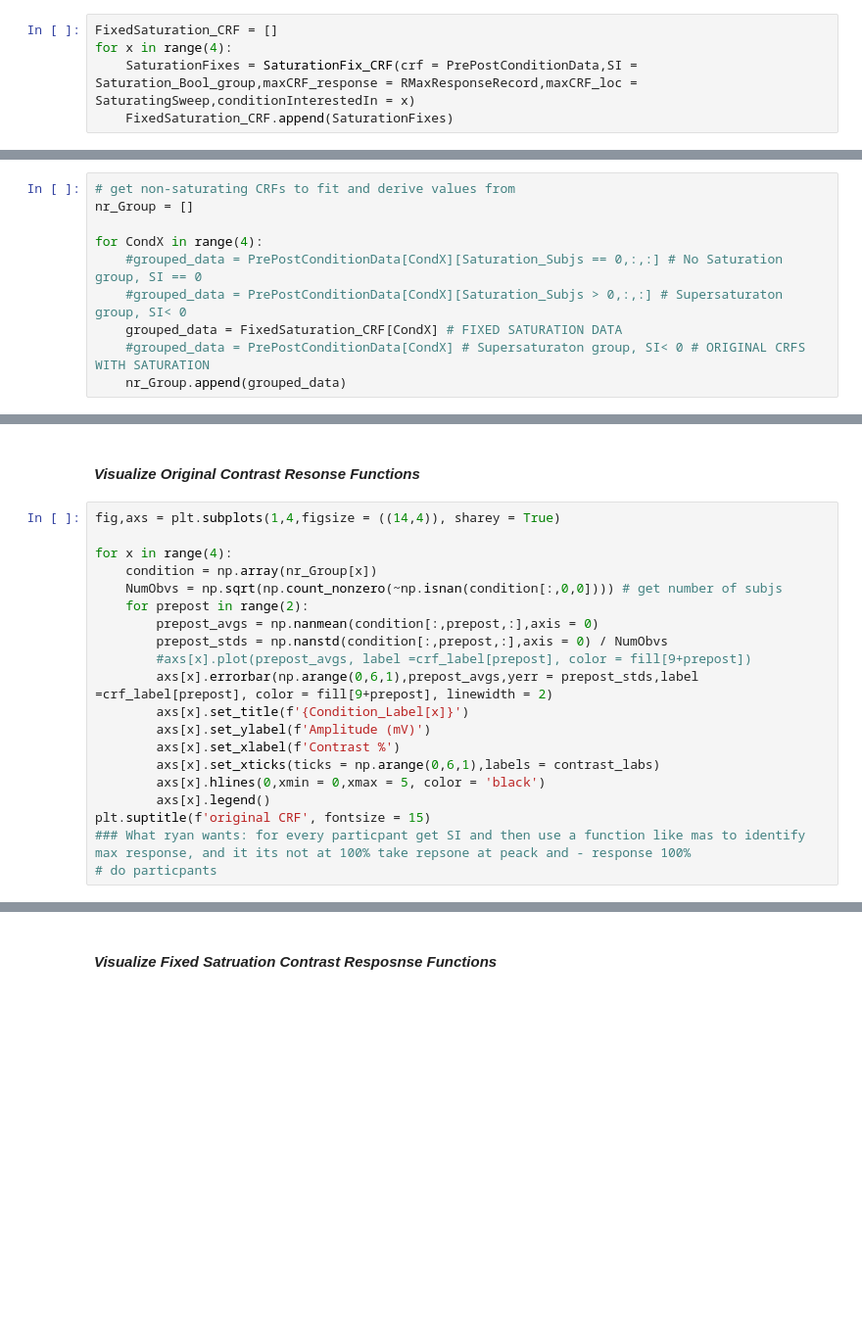
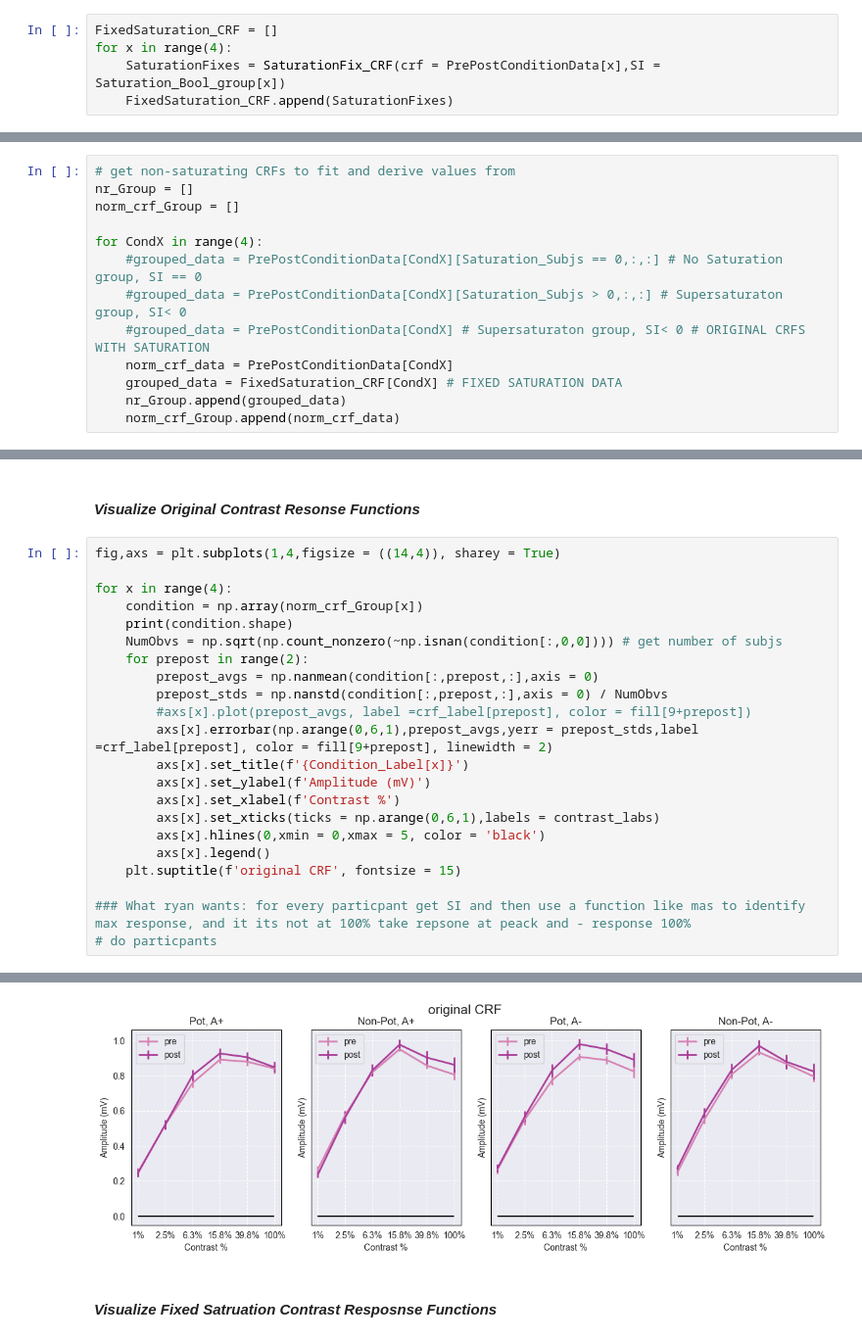
Before and after one commit to PatriciaNL/SSRP_Analysis, a Jupyter notebook: NakaRushtonFits_Script.ipynb, the cells around one changed output, grey strips where cells are left out. Shown at 98% size. Drawn from its saved outputs; the diff is of its cells as text; blank space fills up the shorter version.

```diff
--- a/NakaRushtonFits_Script.ipynb
+++ b/NakaRushtonFits_Script.ipynb
@@ -410,5 +405,5 @@ def SaturationFix_CRF(crf = PrePostConditionData,SI = Saturation_Bool_group,cond
 # %%
 FixedSaturation_CRF = []
 for x in range(4):
-    SaturationFixes = SaturationFix_CRF(crf = PrePostConditionData,SI = Saturation_Bool_group,maxCRF_response = RMaxResponseRecord,maxCRF_loc = SaturatingSweep,conditionInterestedIn = x)
+    SaturationFixes = SaturationFix_CRF(crf = PrePostConditionData[x],SI = Saturation_Bool_group[x])
     FixedSaturation_CRF.append(SaturationFixes)
@@ -433,10 +422,13 @@ startingGuess = [40,0.1,1,0] # Initial guess for 2f params
 # %%
 # get non-saturating CRFs to fit and derive values from
 nr_Group = []
+norm_crf_Group = []
 
 for CondX in range(4):
     #grouped_data = PrePostConditionData[CondX][Saturation_Subjs == 0,:,:] # No Saturation group, SI == 0
     #grouped_data = PrePostConditionData[CondX][Saturation_Subjs > 0,:,:] # Supersaturaton group, SI< 0
+    #grouped_data = PrePostConditionData[CondX] # Supersaturaton group, SI< 0 # ORIGINAL CRFS WITH SATURATION
+    norm_crf_data = PrePostConditionData[CondX]
     grouped_data = FixedSaturation_CRF[CondX] # FIXED SATURATION DATA
-    #grouped_data = PrePostConditionData[CondX] # Supersaturaton group, SI< 0 # ORIGINAL CRFS WITH SATURATION
     nr_Group.append(grouped_data)
+    norm_crf_Group.append(norm_crf_data)
@@ -449,7 +442,8 @@ print(nr_Group[1][0,0,:])
 fig,axs = plt.subplots(1,4,figsize = ((14,4)), sharey = True)
 
 for x in range(4):
-    condition = np.array(nr_Group[x])
+    condition = np.array(norm_crf_Group[x])
+    print(condition.shape)
     NumObvs = np.sqrt(np.count_nonzero(~np.isnan(condition[:,0,0]))) # get number of subjs
     for prepost in range(2):
         prepost_avgs = np.nanmean(condition[:,prepost,:],axis = 0)
@@ -462,6 +456,8 @@ for x in range(4):
         axs[x].set_xticks(ticks = np.arange(0,6,1),labels = contrast_labs)
         axs[x].hlines(0,xmin = 0,xmax = 5, color = 'black')
         axs[x].legend()
-plt.suptitle(f'original CRF', fontsize = 15)
+    plt.suptitle(f'original CRF', fontsize = 15)
+
 ### What ryan wants: for every particpant get SI and then use a function like mas to identify max response, and it its not at 100% take repsone at peack and - response 100%
 # do particpants
+# %% [output]
@@ -468,3 +468,4 @@ plt.suptitle(f'original CRF', fontsize = 15)
+[figure, added]
 # %% [markdown]
 #### *Visualize Fixed Satruation Contrast Resposnse Functions*
 # %%
```
Also changed, not shown: parts of 8 cells of this notebook.
